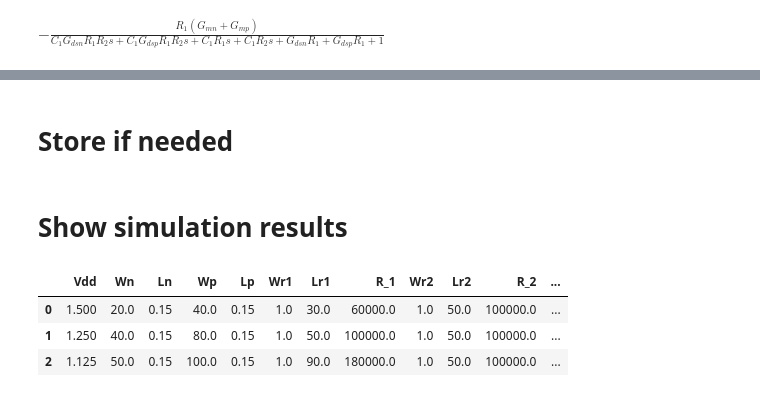
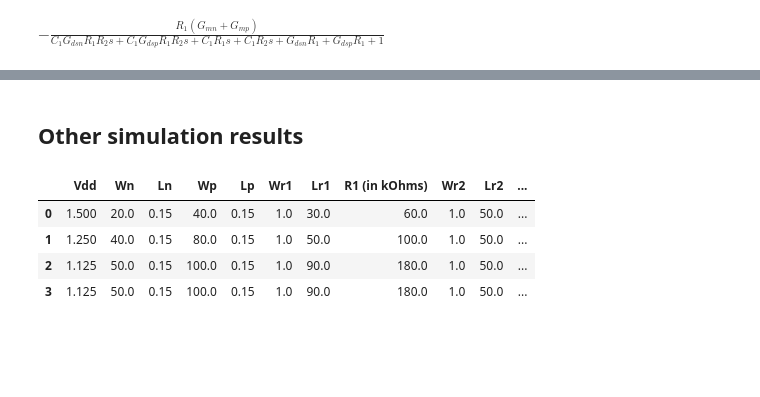
Before and after one commit to miguelcorrea0107/MA2_project, a Jupyter notebook: Amplifier_Inv/python_calc/inv_parameters.ipynb, the cells around one changed output, grey strips where cells are left out. Saved outputs shown, nothing was run; the diff lists cells and outputs as text; code cells hidden in the pictures; blank space fills up the shorter version.

```diff
--- a/Amplifier_Inv/python_calc/inv_parameters.ipynb
+++ b/Amplifier_Inv/python_calc/inv_parameters.ipynb
@@ -246,39 +506,45 @@ results_sim = np.array([20.17, 520.1e3, inoise, 9.831867e-6])
-# %% [markdown]
-# Store if needed
+# %% [markdown]
+## Other simulation results
 # %%
 if store_sim == True:
     with open('param_values.txt', 'ab') as f:  #
         np.savetxt(f, param_values, fmt='%e', delimiter=',')
     with open('results_sim.txt', 'ab') as f:  #
         np.savetxt(f, results_sim, fmt='%e', delimiter=',')
-# %% [markdown]
-# Show simulation results
 # %%
 # Load data from text files
 loaded_param_values = np.loadtxt('param_values.txt', delimiter=',')
 loaded_results_sim = np.loadtxt('results_sim.txt', delimiter=',')
 
 # Calculate the number of simulations based on the expected structure
 num_simulations_params = loaded_param_values.size // 16  # Assuming 8 parameters per simulation
 num_simulations_sim = loaded_results_sim.size // 4     # Assuming 4 simulated results per simulation
 
 # Reshape arrays to match the number of simulations and parameters
 loaded_param_values = loaded_param_values.reshape(num_simulations_params, 16)
 loaded_results_sim = loaded_results_sim.reshape(num_simulations_sim, 4)
 
 
 # Create DataFrames from the reshaped arrays
 # order: Vdd, Wn, Ln, Wp, Lp, Wr1, Lr1, R_1, Wr2, Lr2, R_2, Wc, Lc, MFc, C_1, Vdc
-df_parameters = pd.DataFrame(loaded_param_values, columns=['Vdd', 'Wn', 'Ln', 'Wp', 'Lp', 'Wr1', 'Lr1', 'R_1',
-                                                            'Wr2', 'Lr2', 'R_2', 'Wc', 'Lc', 'MFc', 'C_1', 'Vdc'])
+df_parameters = pd.DataFrame(loaded_param_values, columns=['Vdd', 'Wn', 'Ln', 'Wp', 'Lp', 'Wr1', 'Lr1', 'R1 (in kOhms)',
+                                                            'Wr2', 'Lr2', 'R2 (in kOhms)', 'Wc', 'Lc', 'MFc', 'C1 (in pF)', 'Vdc (in mV)'])
 
-df_simulated_results = pd.DataFrame(loaded_results_sim, columns=['gain_dB_sim', 'cut-off_sim', 'inoise_sim', 'power_sim'])
+df_simulated_results = pd.DataFrame(loaded_results_sim, columns=['gain (in dB)', 'cut-off frequency (in kHz)', 'noise in (uV)', 'power (in uW)'])
 
 df_complete_simulation_results = pd.concat([df_parameters, df_simulated_results], axis=1)
+
+df_complete_simulation_results['R1 (in kOhms)'] = df_complete_simulation_results['R1 (in kOhms)'] / 1000
+df_complete_simulation_results['R2 (in kOhms)'] = df_complete_simulation_results['R2 (in kOhms)'] / 1000
+df_complete_simulation_results['C1 (in pF)'] = df_complete_simulation_results['C1 (in pF)'] * 1e12
+df_complete_simulation_results['Vdc (in mV)'] = df_complete_simulation_results['Vdc (in mV)'] * 1e3
+
 df_complete_simulation_results.to_csv('complete_simulation_results.csv', index=False)
+
 df_complete_simulation_results
 # %% [output]
-|  | Vdd | Wn | Ln | Wp | Lp | Wr1 | Lr1 | R_1 | Wr2 | Lr2 | R_2 | ... |
-| 0 | 1.500 | 20.0 | 0.15 | 40.0 | 0.15 | 1.0 | 30.0 | 60000.0 | 1.0 | 50.0 | 100000.0 | ... |
-| 1 | 1.250 | 40.0 | 0.15 | 80.0 | 0.15 | 1.0 | 50.0 | 100000.0 | 1.0 | 50.0 | 100000.0 | ... |
-| 2 | 1.125 | 50.0 | 0.15 | 100.0 | 0.15 | 1.0 | 90.0 | 180000.0 | 1.0 | 50.0 | 100000.0 | ... |
+|  | Vdd | Wn | Ln | Wp | Lp | Wr1 | Lr1 | R1 (in kOhms) | Wr2 | Lr2 | ... |
+| 0 | 1.500 | 20.0 | 0.15 | 40.0 | 0.15 | 1.0 | 30.0 | 60.0 | 1.0 | 50.0 | ... |
+| 1 | 1.250 | 40.0 | 0.15 | 80.0 | 0.15 | 1.0 | 50.0 | 100.0 | 1.0 | 50.0 | ... |
+| 2 | 1.125 | 50.0 | 0.15 | 100.0 | 0.15 | 1.0 | 90.0 | 180.0 | 1.0 | 50.0 | ... |
+| 3 | 1.125 | 50.0 | 0.15 | 100.0 | 0.15 | 1.0 | 90.0 | 180.0 | 1.0 | 50.0 | ... |
```
Also changed, not shown: parts of 49 cells of this notebook, 6 other files.
